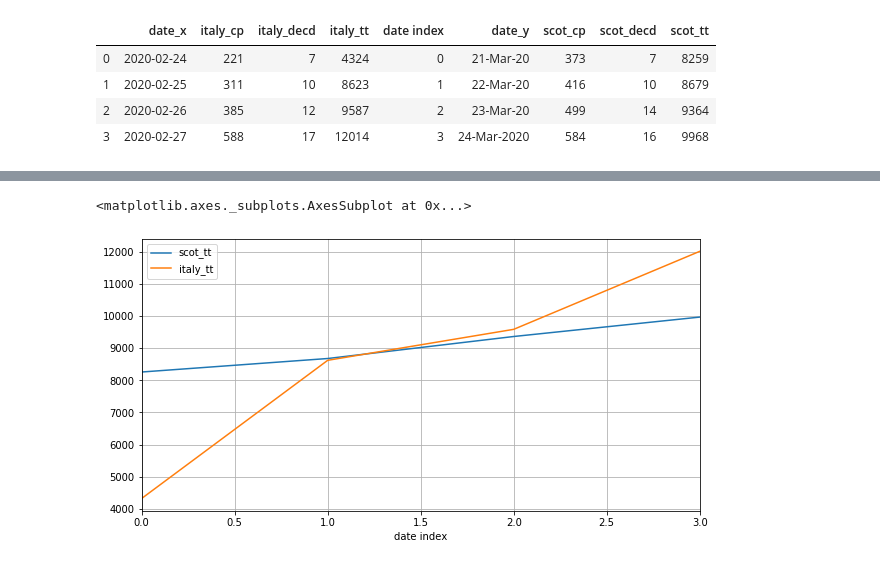
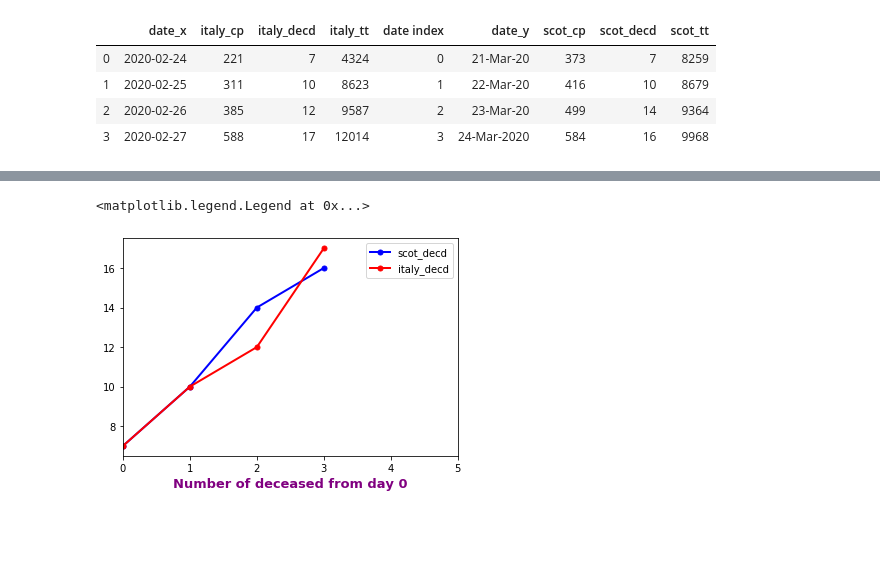
Before and after one commit to watty62/Scot_covid19, a Jupyter notebook: compare countries.ipynb, the cells around one changed output, grey strips where cells are left out. Cells and saved outputs as stored; diff of their text form; code cells hidden in the pictures; blank space fills up the shorter version.

```diff
--- a/compare countries.ipynb
+++ b/compare countries.ipynb
@@ -137,6 +134,13 @@ df_merged.plot(x='date index', y=['scot_cp', 'italy_cp'], figsize=(10,5), grid=T
-# %%
-#plot our Total number of Tests administered for Scotland and Italy
-df_merged.plot(x='date index', y=['scot_tt', 'italy_tt'], figsize=(10,5), grid=True)
-# %% [output]
-<matplotlib.axes._subplots.AxesSubplot at 0x...>
-[figure, removed]
+# %%
+#plot our number of deaths for Scotland and Italy
+
+# multiple line plot
+plt.plot( 'date index', 'scot_decd', data=df_merged, marker='o', markerfacecolor='blue', markersize=5, color='blue', linewidth=2)
+plt.plot( 'date index', 'italy_decd', data=df_merged, marker='o', markerfacecolor='red', markersize=5, color='red', linewidth=2)
+#plt.plot( 'x', 'y3', data=df, marker='', color='olive', linewidth=2, linestyle='dashed', label="toto")
+plt.xlim(0,5)
+plt.xlabel('Number of deceased from day 0', fontweight='bold', color = 'Purple', fontsize='13', horizontalalignment='center')
+plt.legend()
+# %% [output]
+<matplotlib.legend.Legend at 0x...>
+[figure, added]
```
Also changed, not shown: parts of 7 cells of this notebook.
